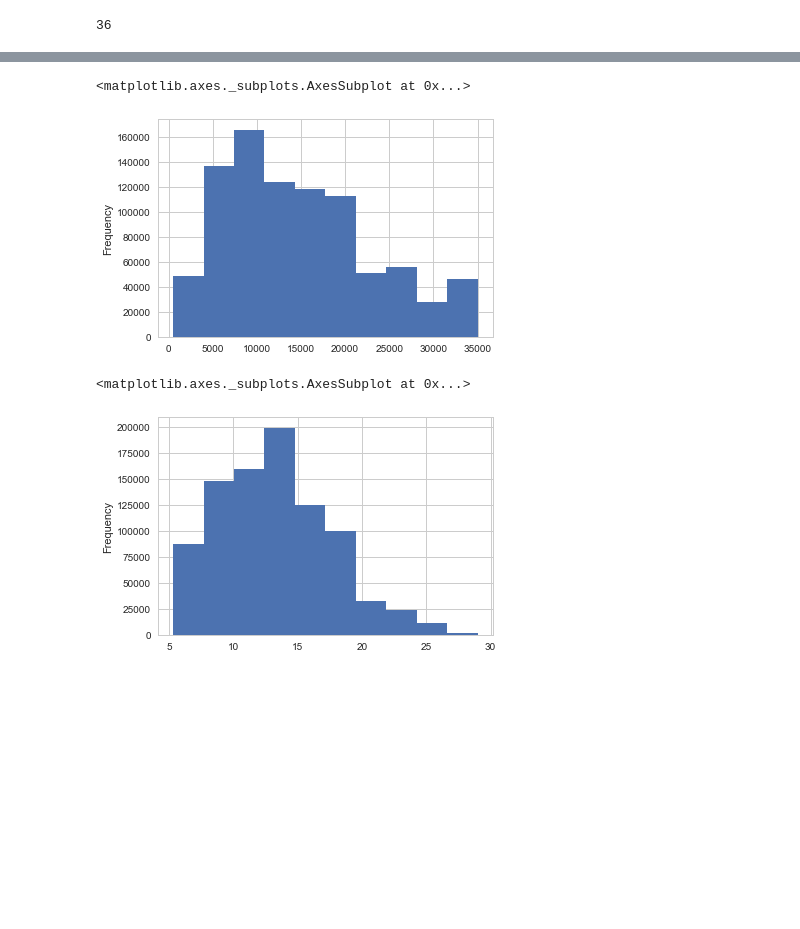
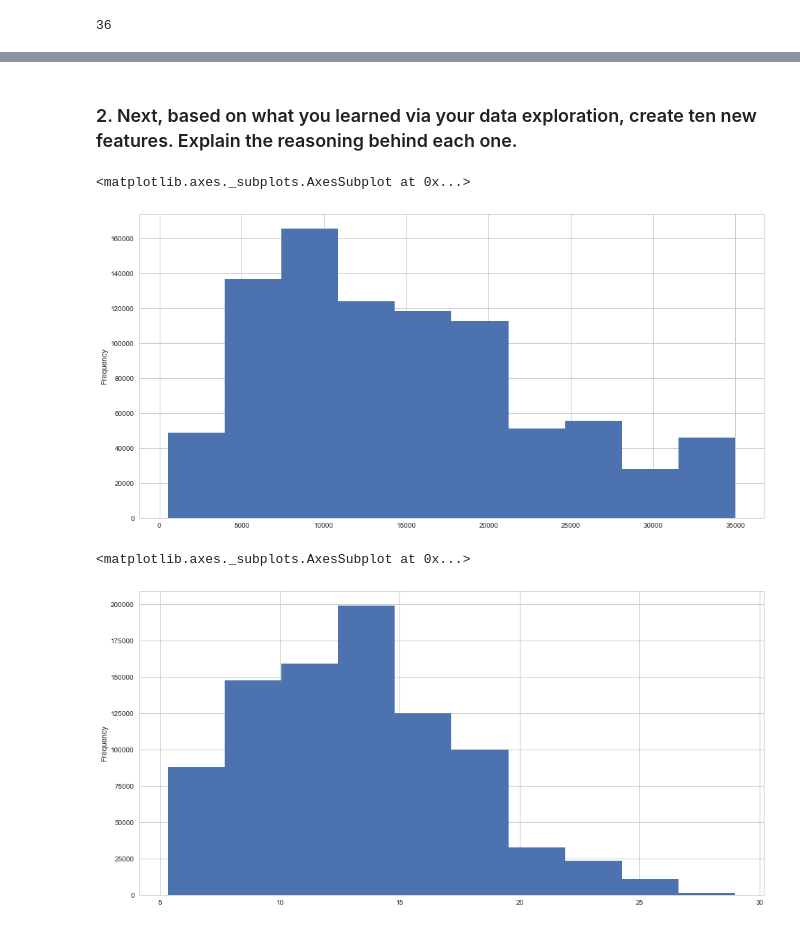
Before and after one commit to madderle/Data-Science-Bootcamp, a Jupyter notebook: Unit 2/Challenge Preparing a Dataset for Modeling.ipynb, the cells around one changed output, grey strips where cells are left out. Saved outputs shown, nothing was run; the diff lists cells and outputs as text; code cells hidden in the pictures; blank space fills up the shorter version.

```diff
--- a/Unit 2/Challenge Preparing a Dataset for Modeling.ipynb
+++ b/Unit 2/Challenge Preparing a Dataset for Modeling.ipynb
@@ -84,0 +85,3 @@ len(data.columns)
+# %%
+#Create basis called attributes
+attributes = data[['sub_grade','grade','home_ownership', 'loan_amnt','purpose','installment','int_rate', 'revol_bal','annual_inc']]
@@ -85,12 +183,16 @@ len(data.columns)
+# %% [markdown]
+### 2. Next, based on what you learned via your data exploration, create ten new features. Explain the reasoning behind each one.
 # %%
-data['loan_amnt'].plot(kind='hist')
+plt.figure(figsize=(16,8))
+attributes['loan_amnt'].plot(kind='hist')
 # %% [output]
 <matplotlib.axes._subplots.AxesSubplot at 0x...>
-[figure, old version]
+[figure, new version]
 # %%
-data['int_rate'].plot(kind='hist')
+plt.figure(figsize=(16,8))
+attributes['int_rate'].plot(kind='hist')
 # %% [output]
 <matplotlib.axes._subplots.AxesSubplot at 0x...>
-[figure, old version]
+[figure, new version]
 # %%
 #This plot means there are outliers in the annual income. Lets explore this further with a box plot
```
Also changed, not shown: parts of 36 cells of this notebook.
